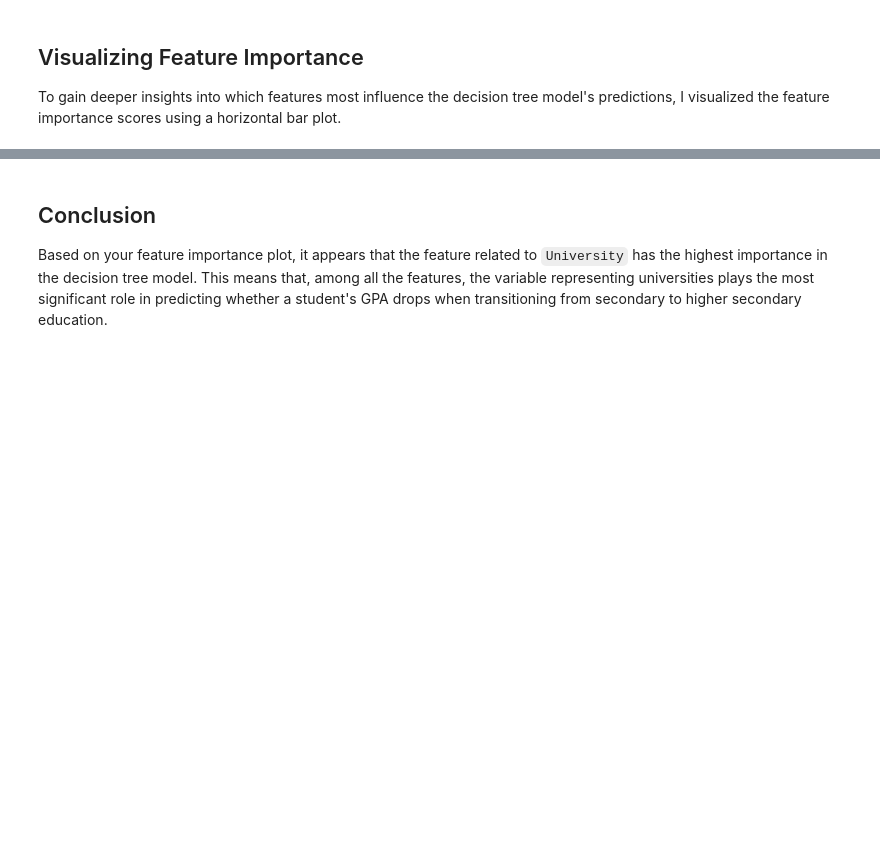
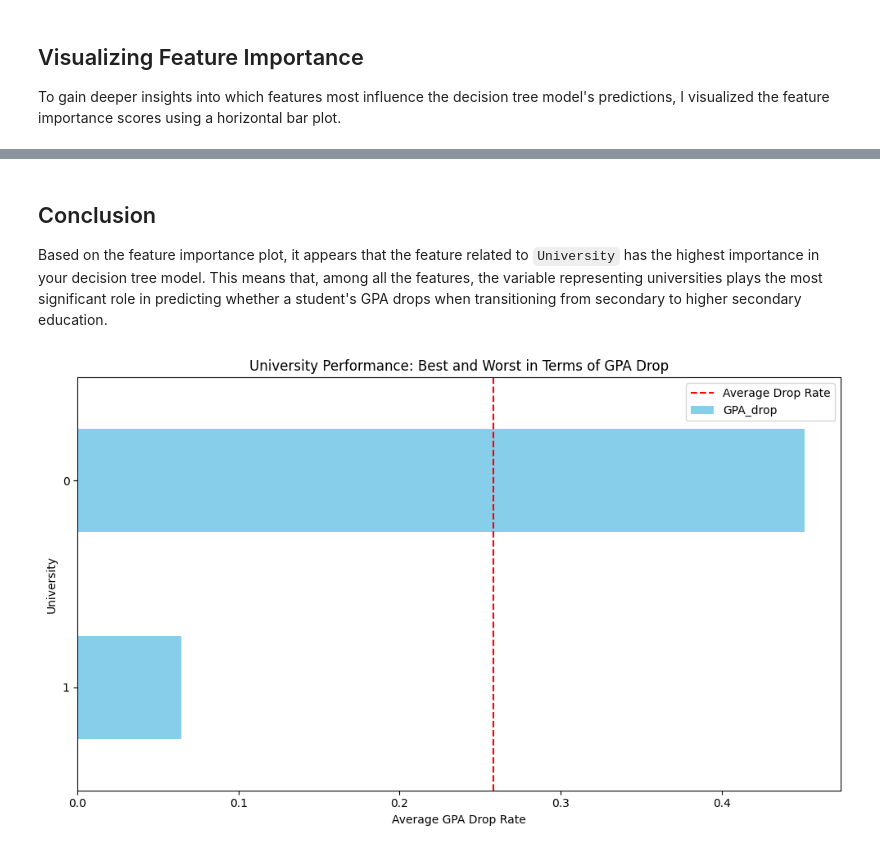
Before and after one commit to obansa/Undergraduate-Admission-Test-Survey-in-Bangladesh, a Jupyter notebook: analysis-of-gpa-drop-in-undergraduate-admission.ipynb, the cells around one changed output, grey strips where cells are left out. Cells and saved outputs as stored; diff of their text form; code cells hidden in the pictures; blank space fills up the shorter version.

```diff
--- a/analysis-of-gpa-drop-in-undergraduate-admission.ipynb
+++ b/analysis-of-gpa-drop-in-undergraduate-admission.ipynb
@@ -215,4 +214,20 @@ Text(0, 0.5, 'Feature')
 [figure]
 # %% [markdown]
 ## Conclusion
-Based on your feature importance plot, it appears that the feature related to `University` has the highest importance in the decision tree model. This means that, among all the features, the variable representing universities plays the most significant role in predicting whether a student's GPA drops when transitioning from secondary to higher secondary education.
+Based on the feature importance plot, it appears that the feature related to `University` has the highest importance in your decision tree model. This means that, among all the features, the variable representing universities plays the most significant role in predicting whether a student's GPA drops when transitioning from secondary to higher secondary education.
+# %%
+# Calculate the average GPA drop rate for each university
+university_drop_rates = df.groupby('University')['GPA_drop'].mean().sort_values()
+
+# Plot the GPA drop rates for each university
+plt.figure(figsize=(10, 6))
+university_drop_rates.plot(kind='barh', color='skyblue')
+plt.axvline(university_drop_rates.mean(), color='red', linestyle='--', label='Average Drop Rate')
+plt.xlabel('Average GPA Drop Rate')
+plt.ylabel('University')
+plt.title('University Performance: Best and Worst in Terms of GPA Drop')
+plt.legend()
+plt.tight_layout()
+plt.show()
+# %% [output]
+[figure, added]
```
Also changed, not shown: parts of 2 cells of this notebook.
